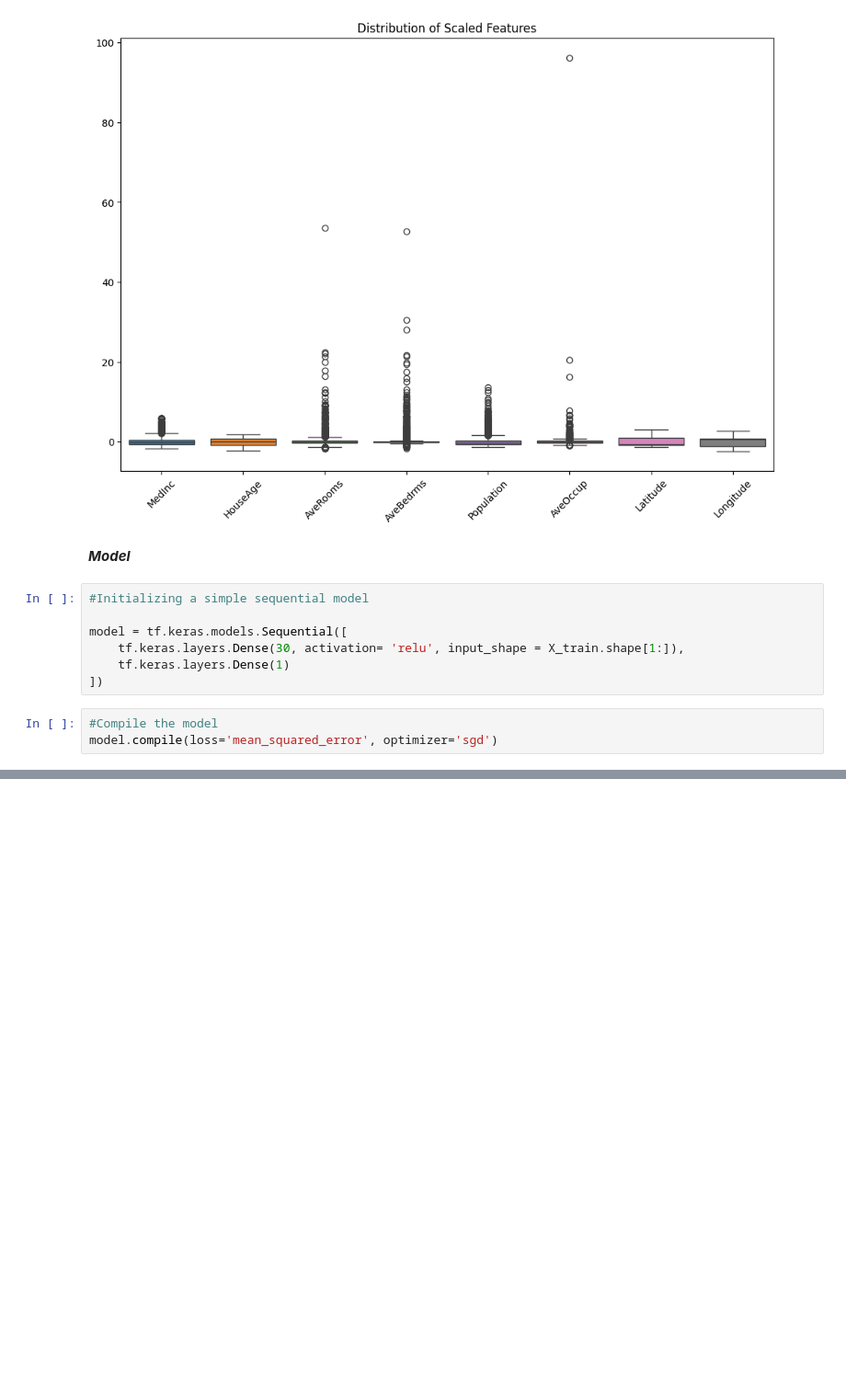
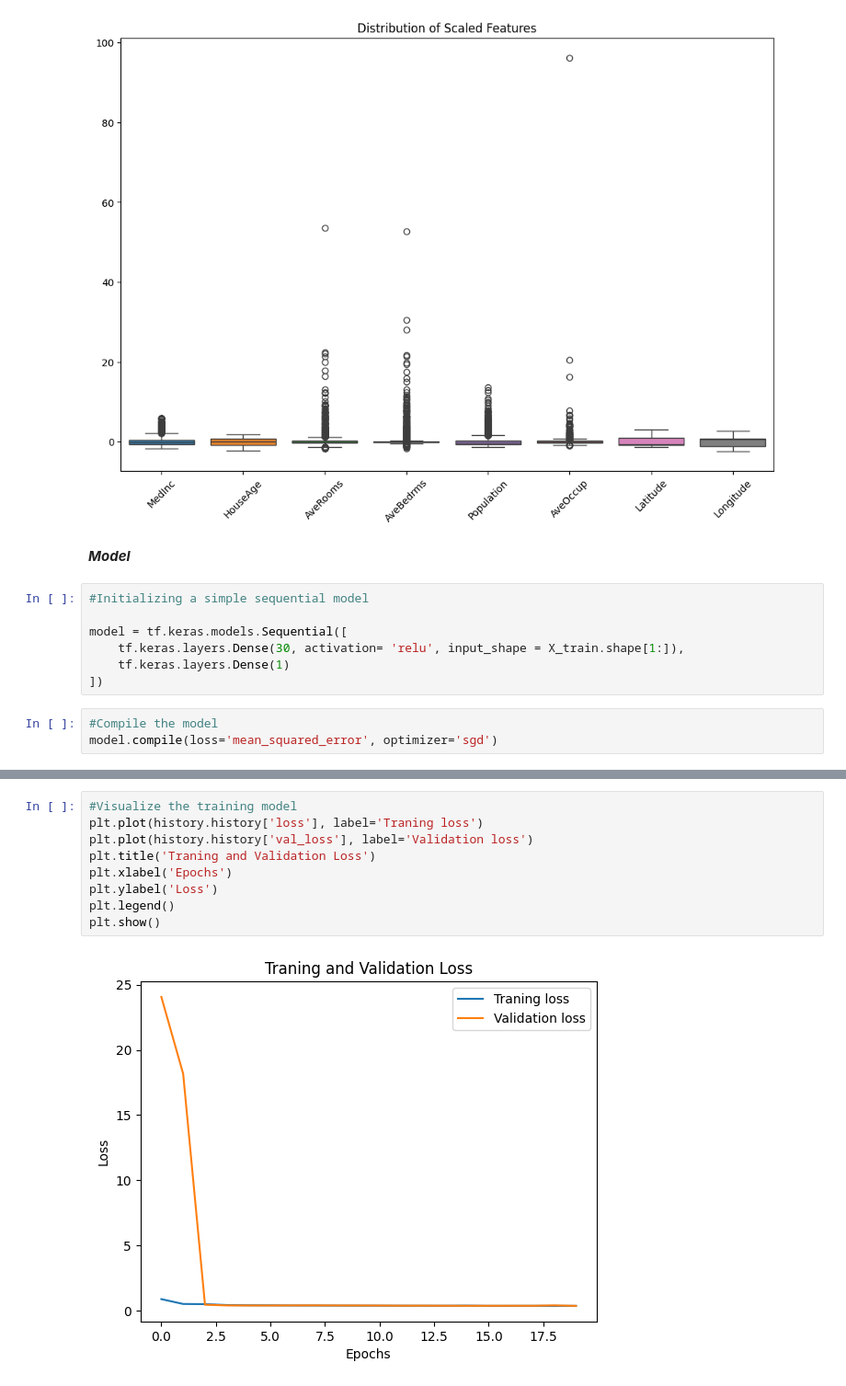
Before and after one commit to saincoder/Deep_learning_with_tensorflow, a Jupyter notebook: lect_03_02.ipynb, the cells around one changed output, grey strips where cells are left out. Shown at 92% size. Saved outputs shown, nothing was run; the diff lists cells and outputs as text; blank space fills up the shorter version.

```diff
--- a/lect_03_02.ipynb
+++ b/lect_03_02.ipynb
@@ -134,0 +135,11 @@ Mean Squared Error on Test Set: 0.36218181252479553
+# %%
+#Visualize the training model
+plt.plot(history.history['loss'], label='Traning loss')
+plt.plot(history.history['val_loss'], label='Validation loss')
+plt.title('Traning and Validation Loss')
+plt.xlabel('Epochs')
+plt.ylabel('Loss')
+plt.legend()
+plt.show()
+# %% [output]
+[figure, added]
```
Also changed, not shown: parts of 3 cells of this notebook.
